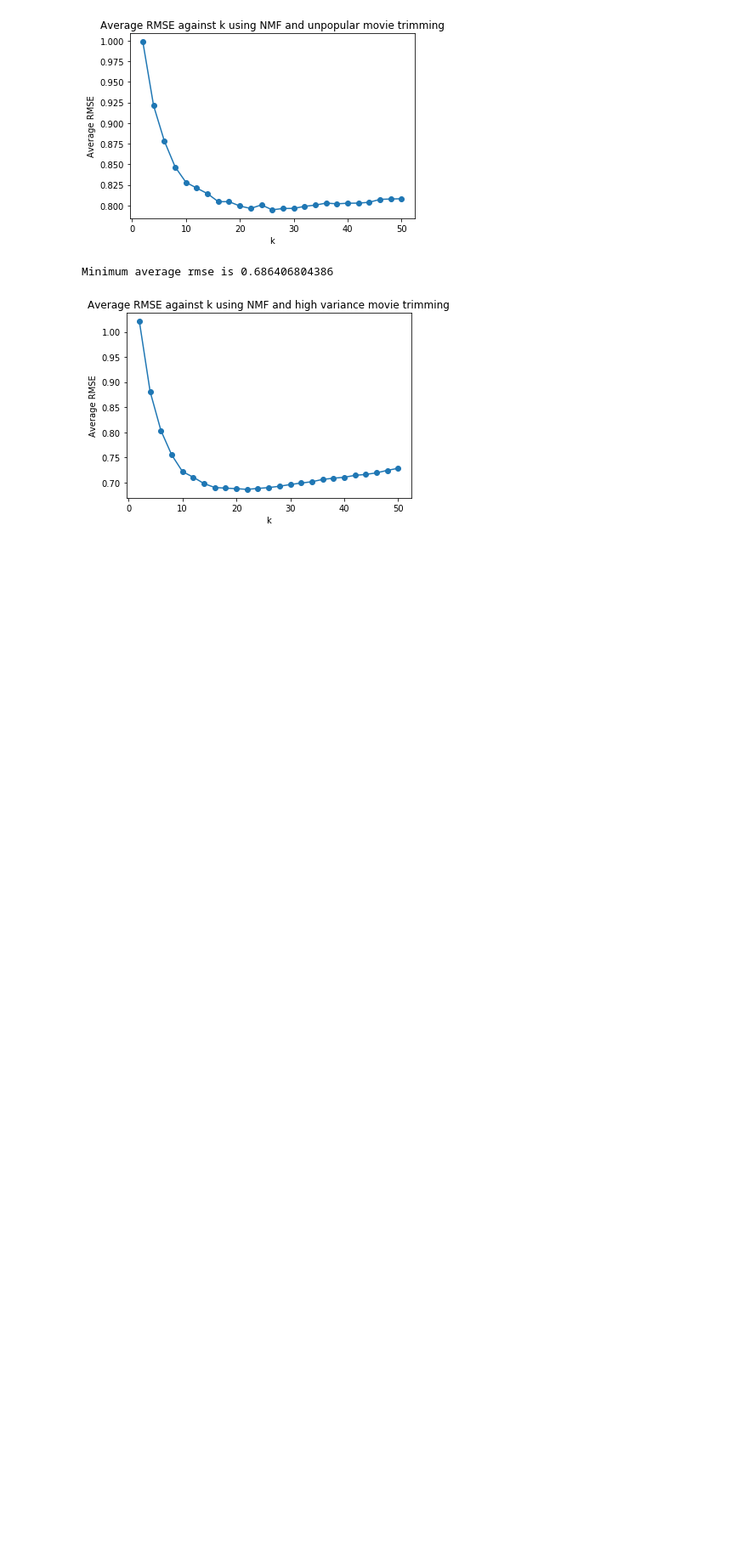
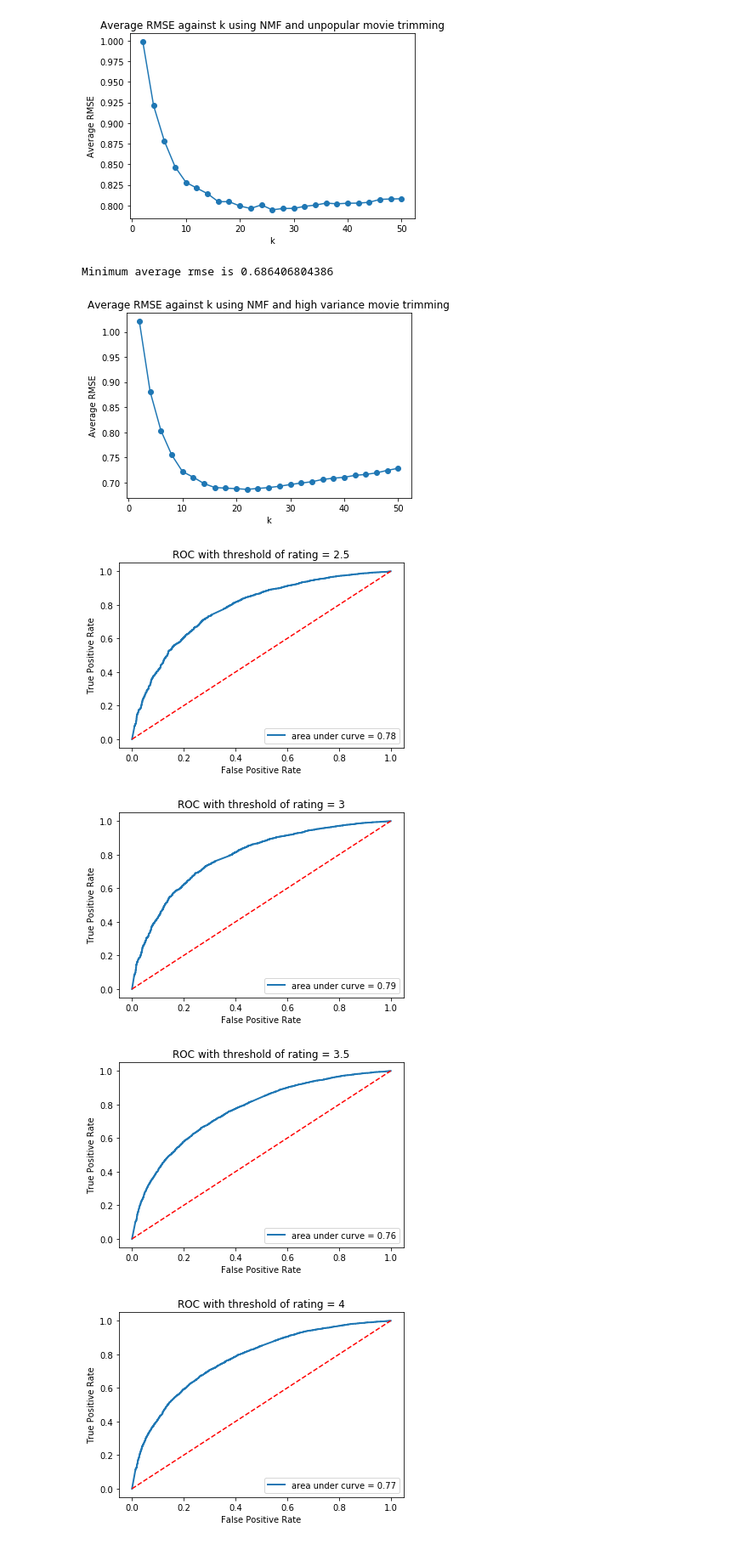
Before and after one commit to zxxia/ECE219-Large-Scale-Data-Mining, a Jupyter notebook: Project3/Project3_zhengxuxia.ipynb, the cells around one changed output. Shown at 85% size. Drawn from its saved outputs; the diff is of its cells as text; code cells hidden in the pictures; blank space fills up the shorter version.

Commit message:
Finished problem 22. TODO: 23

```diff
--- a/Project3/Project3_zhengxuxia.ipynb
+++ b/Project3/Project3_zhengxuxia.ipynb
@@ -383,0 +352,45 @@ fpr, tpr, thresholds = metrics.roc_curve(y, scores, pos_label=2)
+# %%
+# Problem 22
+from sklearn.metrics import roc_curve, auc
+from surprise.model_selection import train_test_split
+%matplotlib inline
+
+thresholds = [2.5, 3, 3.5, 4]
+
+algo = NMF(n_factors=k, biased=False, random_state=42)
+
+trainset, testset = train_test_split(data, test_size=0.1, random_state=42)
+
+algo.fit(trainset)
+
+predictions = algo.test(testset)
+
+predicted_labels = []
+for prediction in predictions:
+    predicted_labels.append(prediction.est)
+
+
+
+for th in thresholds:
+    testset_labels = []
+    for record in testset:
+        if record[2] >= th:
+            label = 1
+        else:
+            label = 0
+        testset_labels.append(label)
+    fig, ax = plt.subplots()
+    fpr, tpr, thresholds = roc_curve(testset_labels, predicted_labels)
+
+    area_under_roc = auc(fpr,tpr)
+    ax.plot(fpr, tpr, lw=2, label= 'area under curve = %0.2f' % area_under_roc)
+    ax.plot([0,1], [0,1], 'r--')
+    ax.set_xlabel('False Positive Rate')
+    ax.set_ylabel('True Positive Rate')
+    ax.set_title('ROC with threshold of rating = {}'.format(th))
+    ax.legend(loc="lower right")
+# %% [output]
+[figure, added]
+[figure, added]
+[figure, added]
+[figure, added]
```
Also changed, not shown: parts of 2 cells of this notebook.
